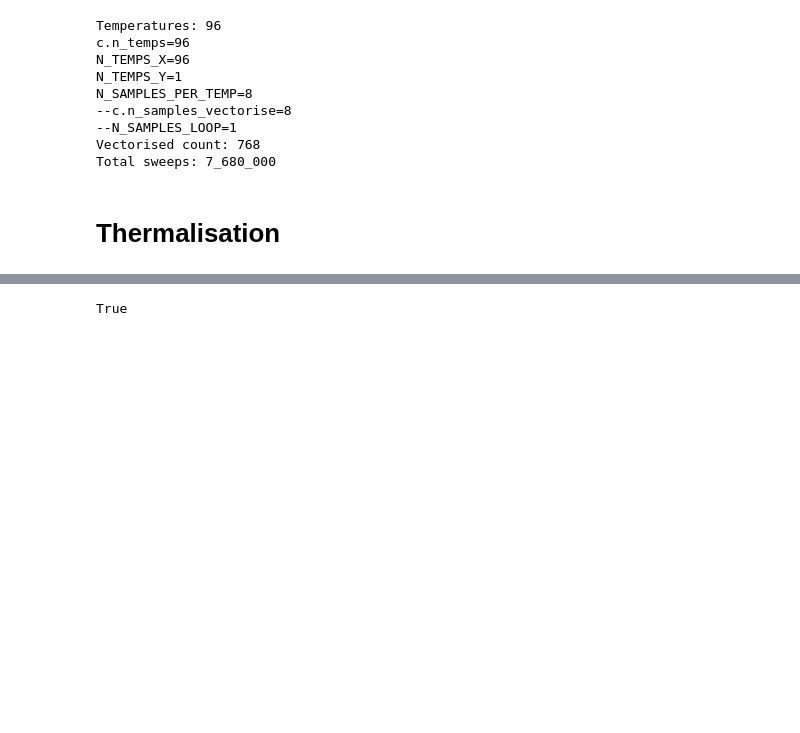
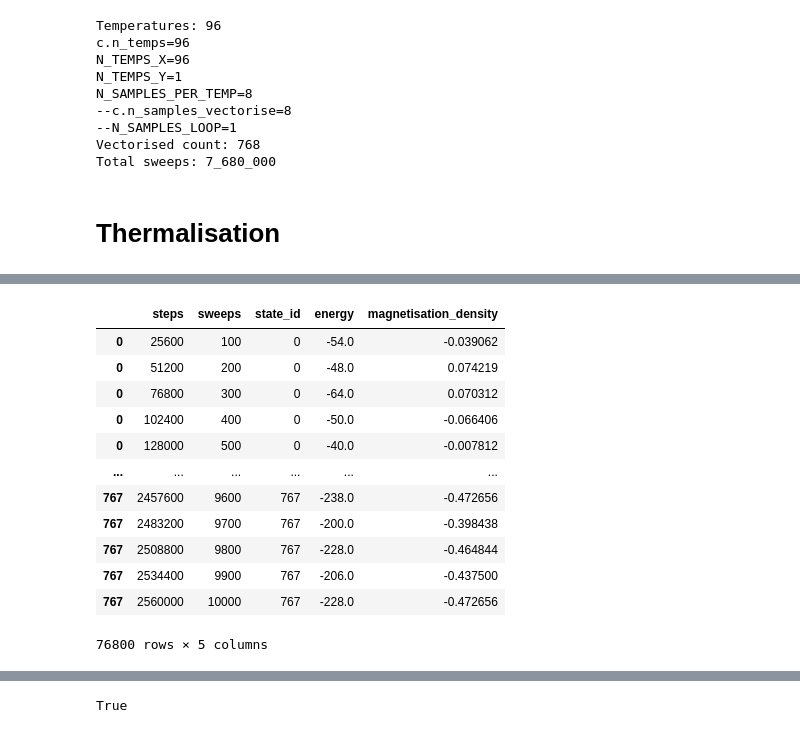
Before and after one commit to JeppeKlitgaard/Jackpot, a Jupyter notebook: workbench.ipynb, the cells around one changed output, grey strips where cells are left out. Cells and saved outputs as stored; diff of their text form; code cells hidden in the pictures; blank space fills up the shorter version.

```diff
--- a/workbench.ipynb
+++ b/workbench.ipynb
@@ -477,3 +478,20 @@ shape=(1, 96, 1, 8)
+# %%
+evolve_meas_df = evolve_measurements.to_df()
+raise ValueError
+# %% [output]
+|  | steps | sweeps | state_id | energy | magnetisation_density |
+| 0 | 25600 | 100 | 0 | -54.0 | -0.039062 |
+| 0 | 51200 | 200 | 0 | -48.0 | 0.074219 |
+| 0 | 76800 | 300 | 0 | -64.0 | 0.070312 |
+| 0 | 102400 | 400 | 0 | -50.0 | -0.066406 |
+| 0 | 128000 | 500 | 0 | -40.0 | -0.007812 |
+| ... | ... | ... | ... | ... | ... |
+| 767 | 2457600 | 9600 | 767 | -238.0 | -0.472656 |
+| 767 | 2483200 | 9700 | 767 | -200.0 | -0.398438 |
+| 767 | 2508800 | 9800 | 767 | -228.0 | -0.464844 |
+| 767 | 2534400 | 9900 | 767 | -206.0 | -0.437500 |
+| 767 | 2560000 | 10000 | 767 | -228.0 | -0.472656 |
+76800 rows × 5 columns
 # %%
 evolve_meas_df = evolve_measurements.to_df()
 evolve_meas_df = evolve_meas_df.explode(evolve_meas_df.columns.tolist()).infer_objects()
```
Also changed, not shown: parts of 8 cells of this notebook, 1 other file.
